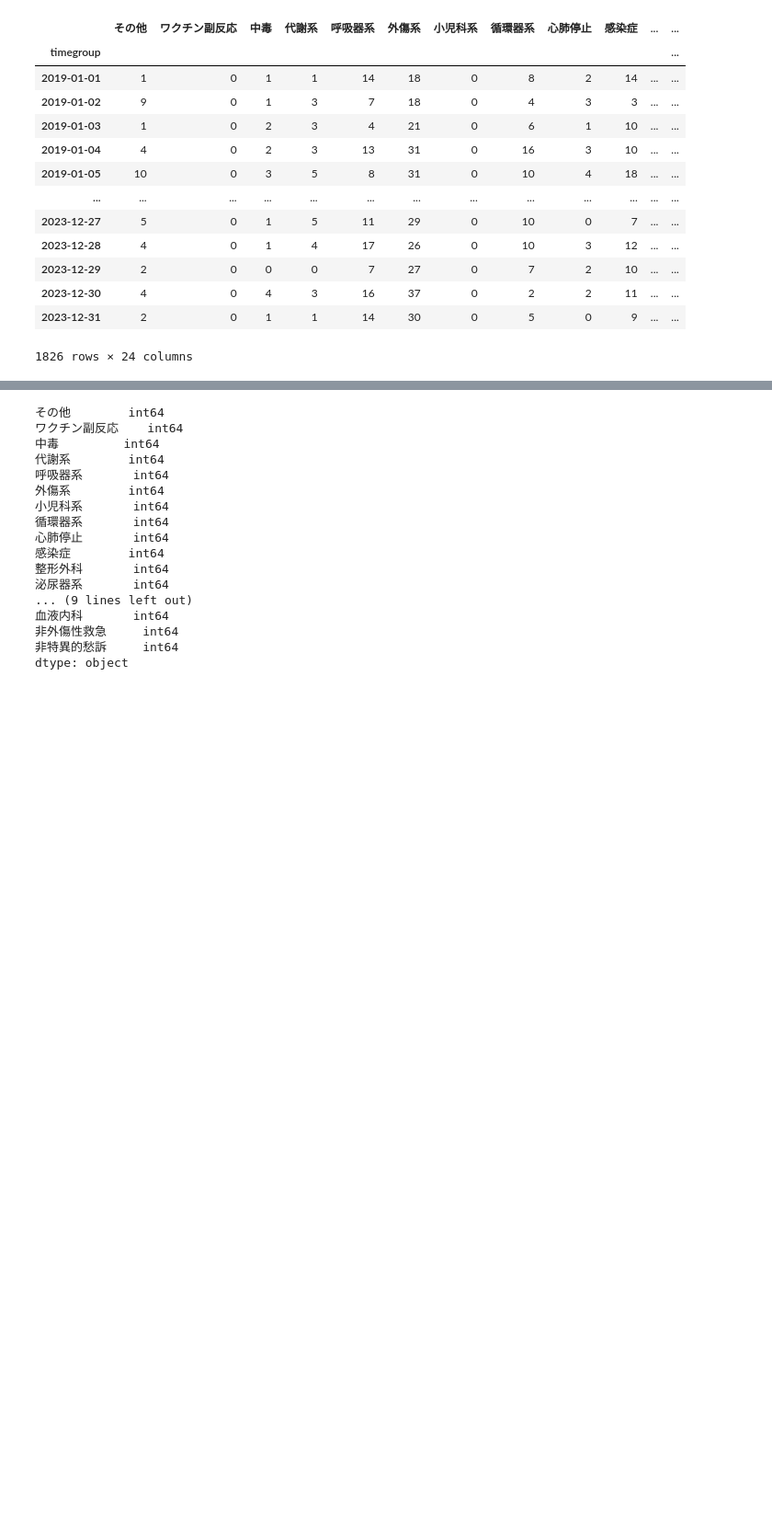
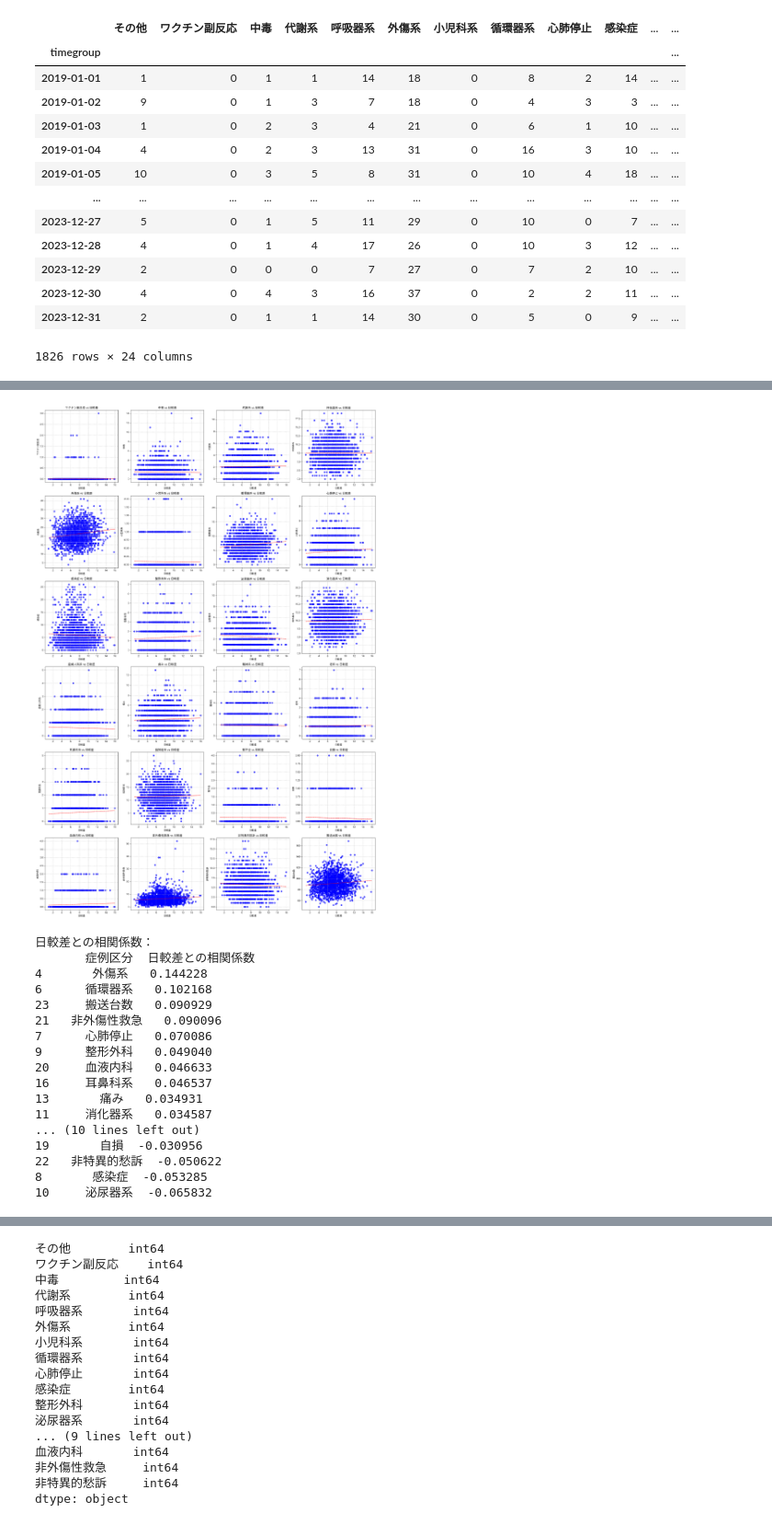
Before and after one commit to Methanon46/hm_ambulance, a Jupyter notebook: notebook/eda.ipynb, the cells around one changed output, grey strips where cells are left out. Shown at 92% size. Cells and saved outputs as stored; diff of their text form; code cells hidden in the pictures; blank space fills up the shorter version.

```diff
--- a/notebook/eda.ipynb
+++ b/notebook/eda.ipynb
@@ -363,0 +449,79 @@ result_tenki[""]
+# %%
+import numpy as np
+
+# 全ての症例区分のカラム（気象データを除く）
+categories = df_allinone.columns[1:-4]  # 'timegroup'と気象データカラムを除外
+# 症例区分を合計して「搬送台数」列を作成
+df_allinone['搬送台数'] = df_allinone[categories].sum(axis=1)
+
+# カテゴリに「搬送台数」を追加
+categories = list(categories) + ['搬送台数']
+
+# 複数のサブプロットを作成
+n_categories = len(categories)
+n_cols = 4  # 1行あたりの図の数
+n_rows = (n_categories + n_cols - 1) // n_cols  # 必要な行数を計算
+
+# fig, axの形式でプロット作成
+fig, axes = plt.subplots(n_rows, n_cols, figsize=(20, 5 * n_rows))
+axes = axes.flatten()  # 2次元配列を1次元に変換
+
+# 各症例区分ごとに散布図を作成
+for i, category in enumerate(categories):
+    ax = axes[i]
+
+    # 散布図をプロット
+    ax.scatter(df_allinone['日較差'], df_allinone[category], color='blue', alpha=0.7)
+
+    # 回帰直線を追加（参考として）
+    if len(df_allinone) > 1:  # データが2点以上ある場合のみ回帰直線を描画
+        z = np.polyfit(df_allinone['日較差'], df_allinone[category], 1)
+        p = np.poly1d(z)
+        ax.plot(df_allinone['日較差'], p(df_allinone['日較差']), "r--", alpha=0.7)
+
+    # タイトルと軸ラベルを設定
+    ax.set_title(f'{category} vs 日較差')
+    ax.set_xlabel('日較差')
+    ax.set_ylabel(category)
+
+    # グリッドを追加
+    ax.grid(True, linestyle='--', alpha=0.7)
+
+# 余分なサブプロットを非表示にする
+for j in range(i + 1, len(axes)):
+    fig.delaxes(axes[j])
+
+# レイアウトを調整
+fig.tight_layout()
+plt.savefig('scatter_plots.png', dpi=300, bbox_inches='tight')
+plt.show()
+
+# 相関係数を計算して表示
+correlation_data = []
+for category in categories:
+    corr = df_allinone[category].corr(df_allinone['日較差'])
+    correlation_data.append({'症例区分': category, '日較差との相関係数': corr})
+
+correlation_df = pd.DataFrame(correlation_data)
+correlation_df = correlation_df.sort_values('日較差との相関係数', ascending=False)
+print("日較差との相関係数：")
+print(correlation_df)
+# %% [output]
+[figure, added]
+日較差との相関係数：
+       症例区分  日較差との相関係数
+4       外傷系   0.144228
+6      循環器系   0.102168
+23     搬送台数   0.090929
+21   非外傷性救急   0.090096
+7      心肺停止   0.070086
+9      整形外科   0.049040
+20     血液内科   0.046633
+16     耳鼻科系   0.046537
+13       痛み   0.034931
+11     消化器系   0.034587
+... (10 lines left out)
+19       自損  -0.030956
+22   非特異的愁訴  -0.050622
+8       感染症  -0.053285
+10     泌尿器系  -0.065832
```
Also changed, not shown: parts of 8 cells of this notebook, 1 other file.
